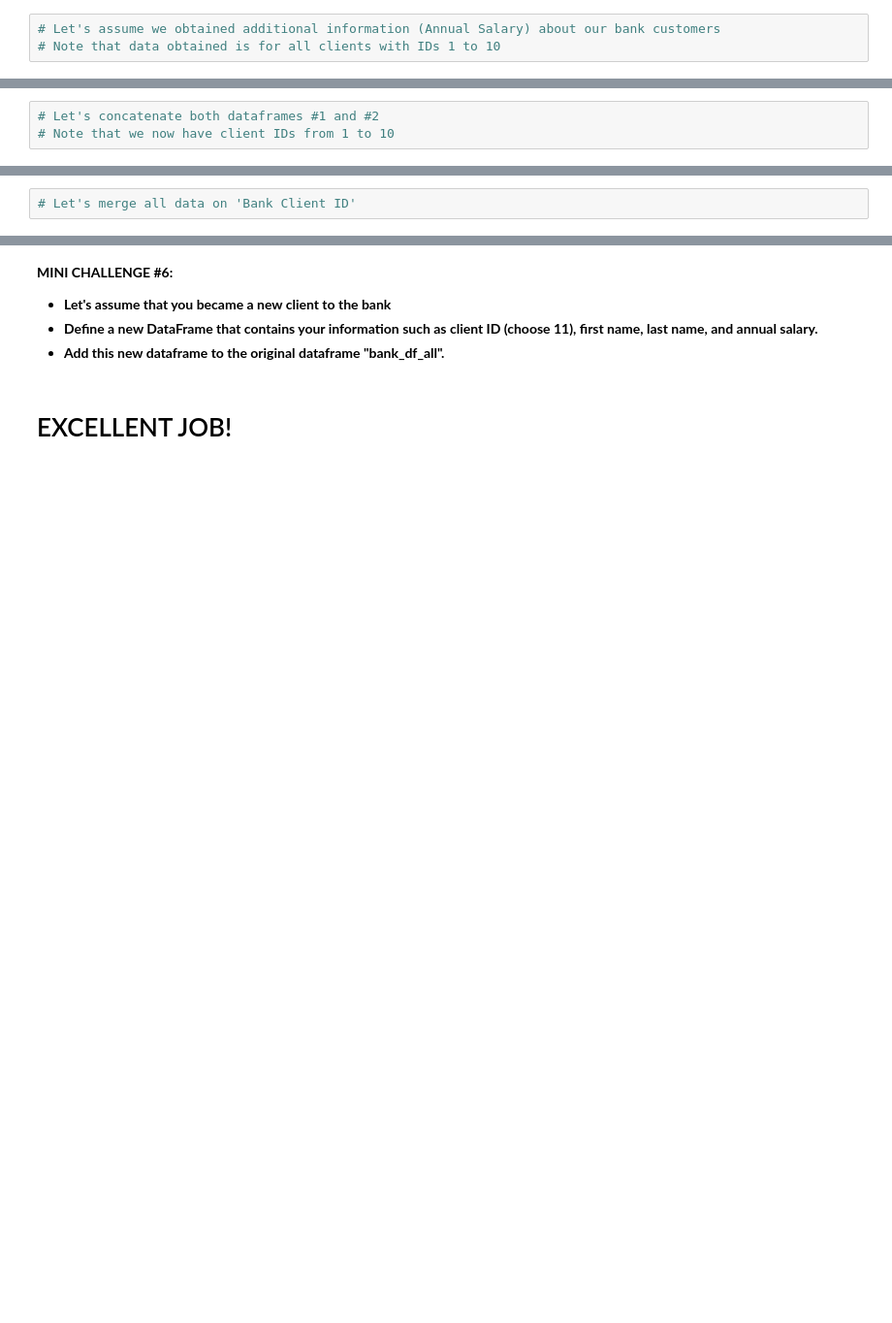
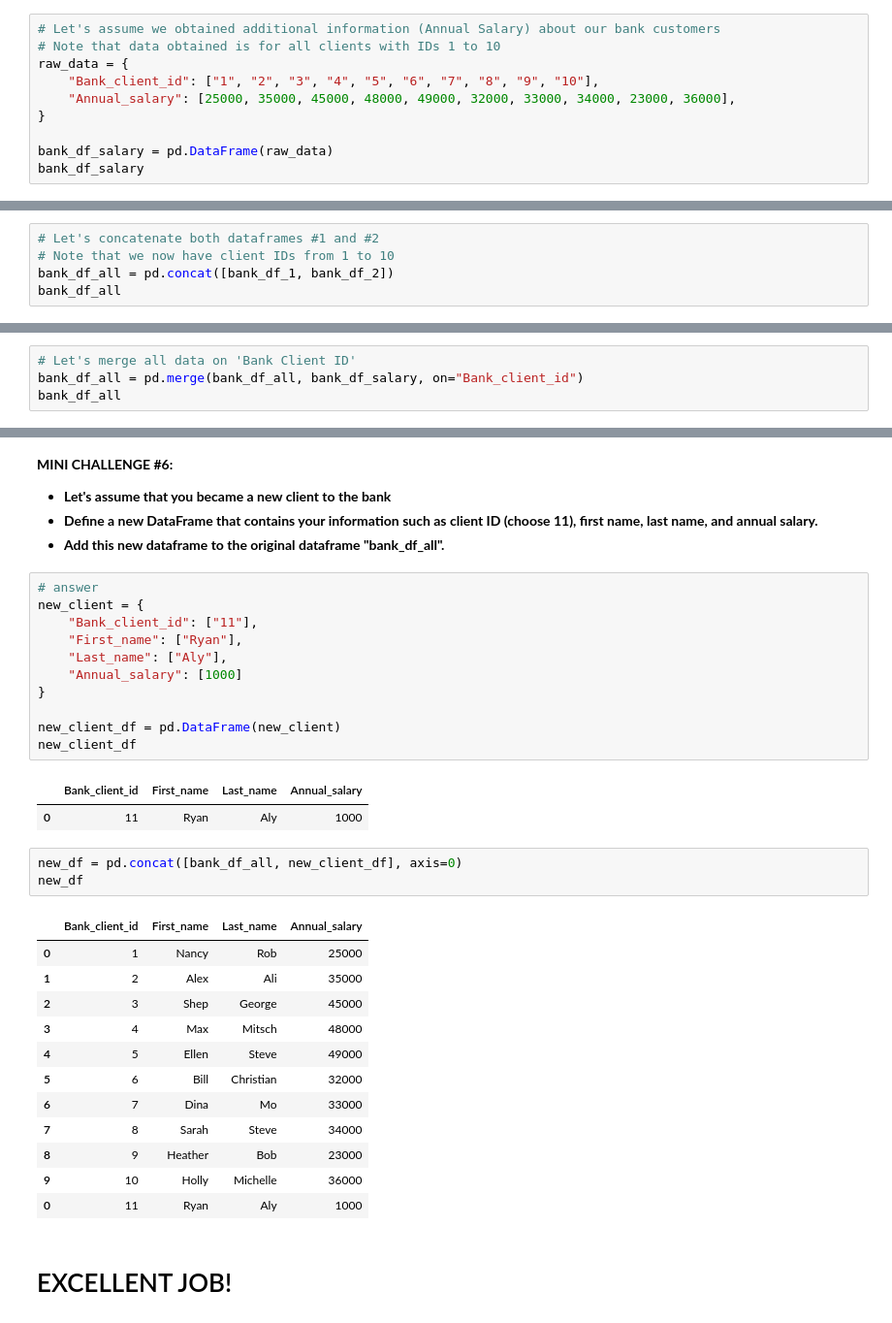
Before and after one commit to Ki-Sung/python_financial_analysis_and_machine_learning, a Jupyter notebook: Part1_Python_Programing_Fundamentals/8. Python 101 - Python Libraries for Data Analysis - Pandas.ipynb, the cells around one changed output, grey strips where cells are left out. Shown: that part at 97% size. Drawn from its saved outputs; the diff is of its cells as text; blank space fills up the shorter version.

```diff
--- a/Part1_Python_Programing_Fundamentals/8. Python 101 - Python Libraries for Data Analysis - Pandas.ipynb
+++ b/Part1_Python_Programing_Fundamentals/8. Python 101 - Python Libraries for Data Analysis - Pandas.ipynb
@@ -303,3 +496,10 @@ Check this out: https://pandas.pydata.org/pandas-docs/stable/user_guide/merging.
 # %%
 # Let's assume we obtained additional information (Annual Salary) about our bank customers
 # Note that data obtained is for all clients with IDs 1 to 10
+raw_data = {
+    "Bank_client_id": ["1", "2", "3", "4", "5", "6", "7", "8", "9", "10"],
+    "Annual_salary": [25000, 35000, 45000, 48000, 49000, 32000, 33000, 34000, 23000, 36000],
+}
+
+bank_df_salary = pd.DataFrame(raw_data)
+bank_df_salary
@@ -306,3 +518,5 @@ Check this out: https://pandas.pydata.org/pandas-docs/stable/user_guide/merging.
 # %%
 # Let's concatenate both dataframes #1 and #2
 # Note that we now have client IDs from 1 to 10
+bank_df_all = pd.concat([bank_df_1, bank_df_2])
+bank_df_all
@@ -309,2 +535,4 @@ Check this out: https://pandas.pydata.org/pandas-docs/stable/user_guide/merging.
 # %%
 # Let's merge all data on 'Bank Client ID'
+bank_df_all = pd.merge(bank_df_all, bank_df_salary, on="Bank_client_id")
+bank_df_all
@@ -313,5 +553,35 @@ Check this out: https://pandas.pydata.org/pandas-docs/stable/user_guide/merging.
 - **Let's assume that you became a new client to the bank**
 - **Define a new DataFrame that contains your information such as client ID (choose 11), first name, last name, and annual salary.**
 - **Add this new dataframe to the original dataframe "bank_df_all".**
+# %%
+# answer
+new_client = {
+    "Bank_client_id": ["11"],
+    "First_name": ["Ryan"],
+    "Last_name": ["Aly"],
+    "Annual_salary": [1000]
+}
+
+new_client_df = pd.DataFrame(new_client)
+new_client_df
+# %% [output]
+|  | Bank_client_id | First_name | Last_name | Annual_salary |
+| 0 | 11 | Ryan | Aly | 1000 |
+# %%
+new_df = pd.concat([bank_df_all, new_client_df], axis=0)
+new_df
+# %% [output]
+|  | Bank_client_id | First_name | Last_name | Annual_salary |
+| 0 | 1 | Nancy | Rob | 25000 |
+| 1 | 2 | Alex | Ali | 35000 |
+| 2 | 3 | Shep | George | 45000 |
+| 3 | 4 | Max | Mitsch | 48000 |
+| 4 | 5 | Ellen | Steve | 49000 |
+| 5 | 6 | Bill | Christian | 32000 |
+| 6 | 7 | Dina | Mo | 33000 |
+| 7 | 8 | Sarah | Steve | 34000 |
+| 8 | 9 | Heather | Bob | 23000 |
+| 9 | 10 | Holly | Michelle | 36000 |
+| 0 | 11 | Ryan | Aly | 1000 |
 # %% [markdown]
 # EXCELLENT JOB!
```
Also changed, not shown: parts of 28 cells of this notebook.
